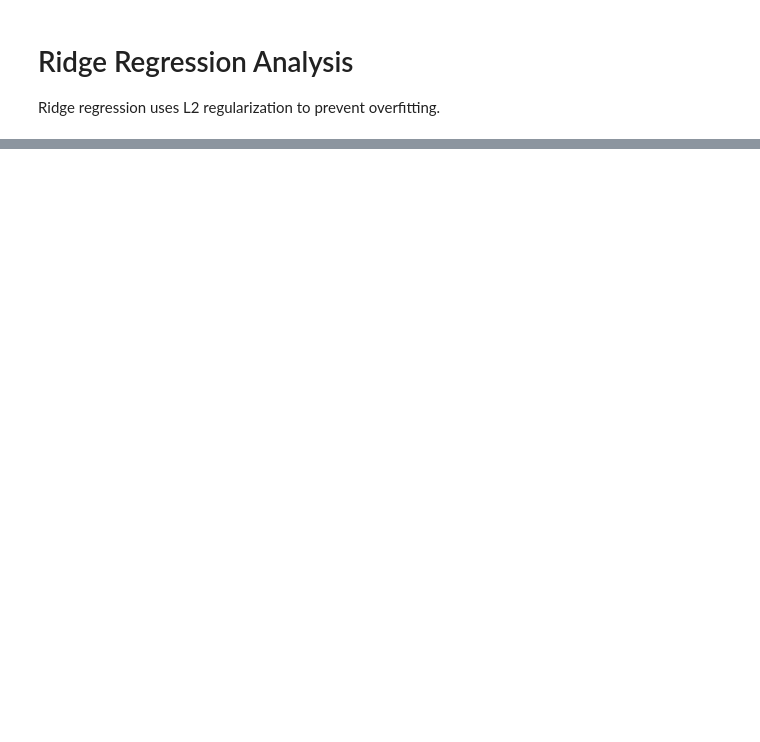
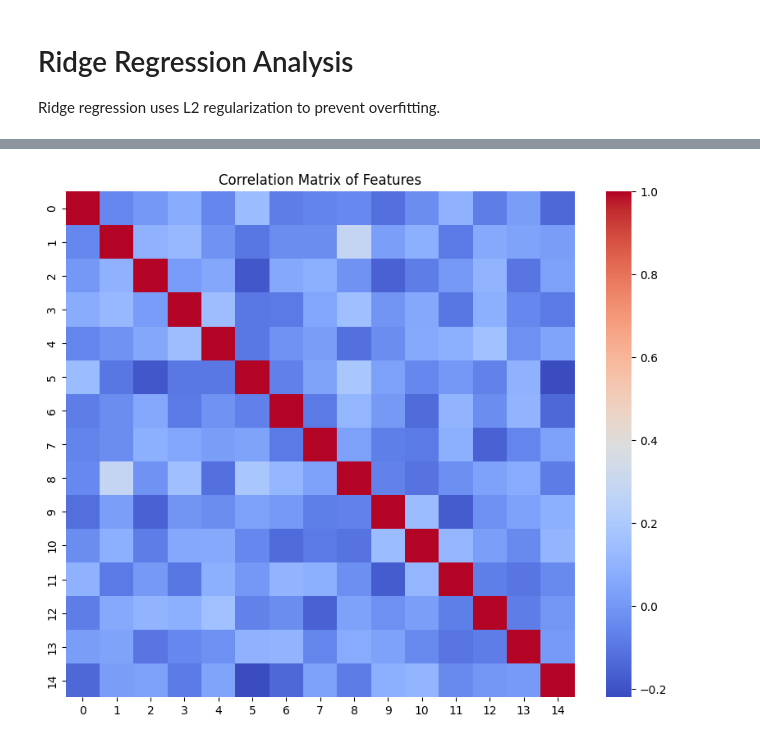
Before and after one commit to NuwanHapuarachchi/Machine-Learning, a Jupyter notebook: Regression/Ridge_regression.ipynb, the cells around one changed output, grey strips where cells are left out. Cells and saved outputs as stored; diff of their text form; code cells hidden in the pictures; blank space fills up the shorter version.

```diff
--- a/Regression/Ridge_regression.ipynb
+++ b/Regression/Ridge_regression.ipynb
@@ -89,0 +30,14 @@ from sklearn.preprocessing import StandardScaler
+# %%
+# Visualize multicollinearity
+import seaborn as sns
+
+# Compute correlation matrix
+correlation_matrix = pd.DataFrame(X_scaled).corr()
+
+# Plot heatmap
+plt.figure(figsize=(10, 8))
+sns.heatmap(correlation_matrix, annot=False, cmap='coolwarm', cbar=True)
+plt.title('Correlation Matrix of Features')
+plt.show()
+# %% [output]
+[figure, added]
```
Also changed, not shown: parts of 4 cells of this notebook, 6 other files.
